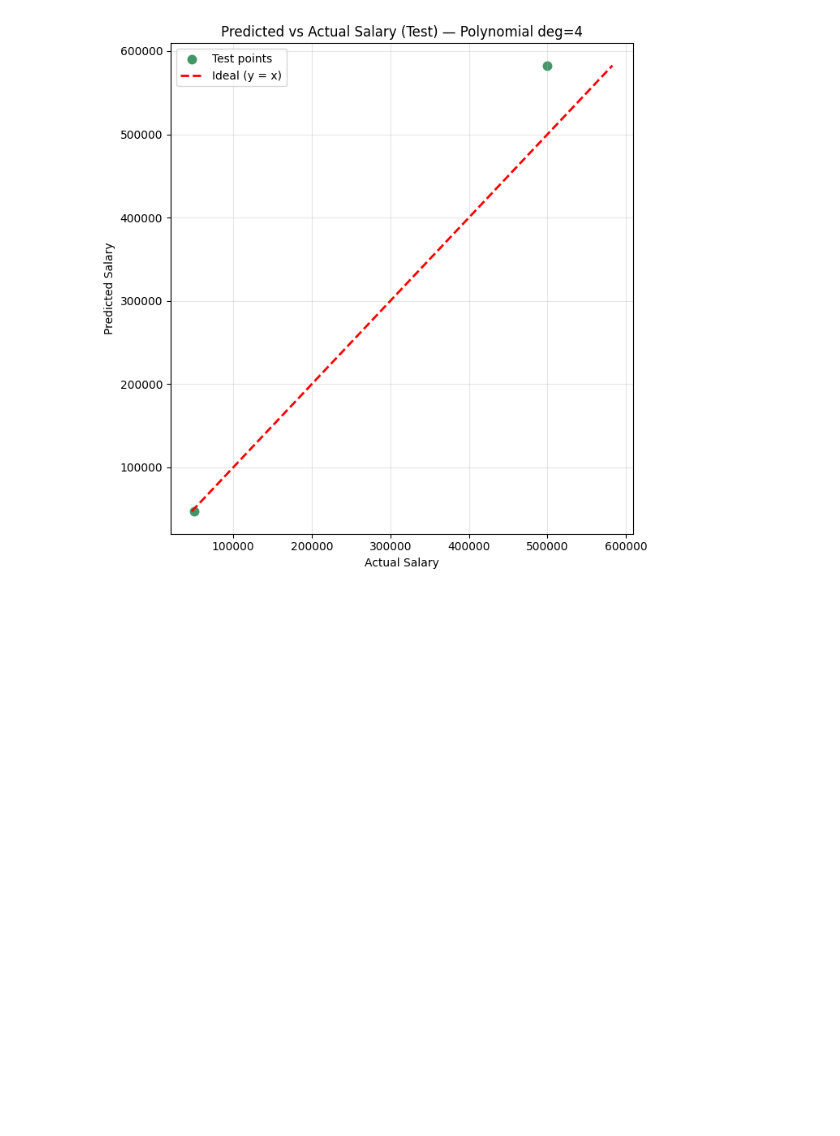
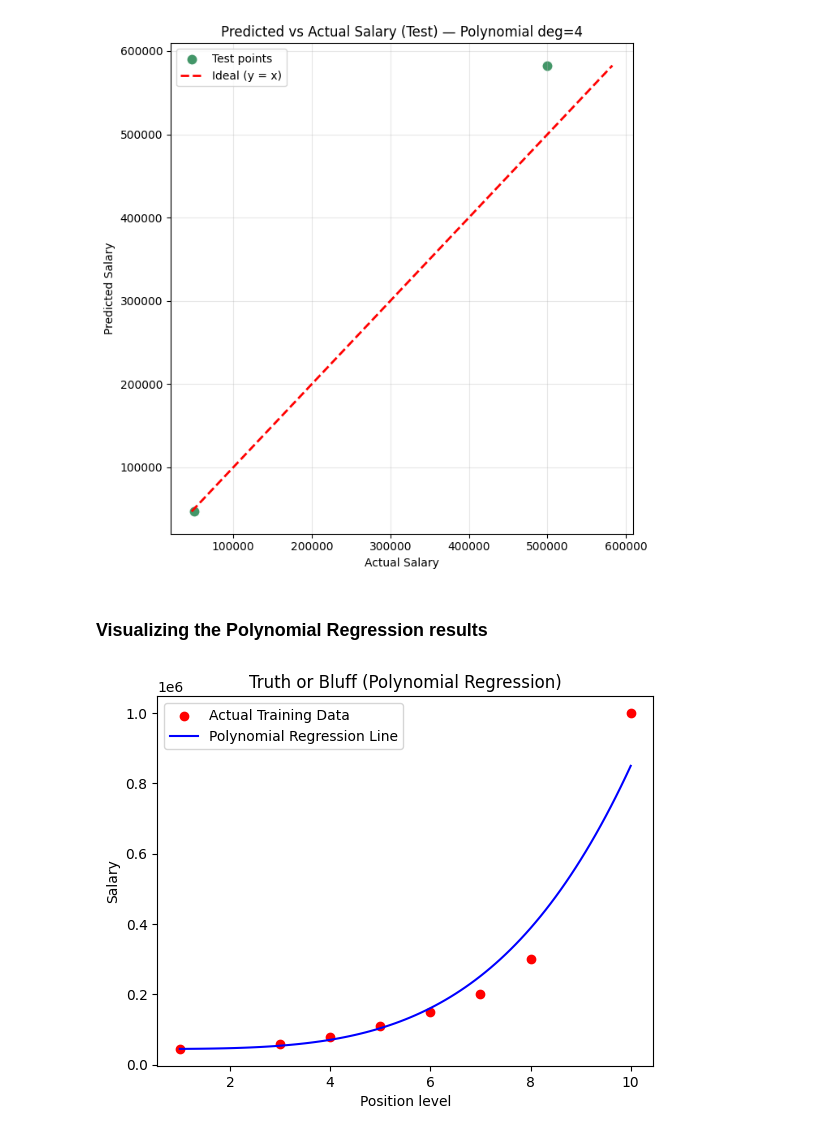
Before and after one commit to prashantiyaramareddy/MyPython-Stuff, a Jupyter notebook: MachineLearning/Polynomial_Regression_sklearn.ipynb, the cells around one changed output. Cells and saved outputs as stored; diff of their text form; code cells hidden in the pictures; blank space fills up the shorter version.

```diff
--- a/MachineLearning/Polynomial_Regression_sklearn.ipynb
+++ b/MachineLearning/Polynomial_Regression_sklearn.ipynb
@@ -113,3 +113,36 @@ plt.tight_layout()
 plt.show()
 # %% [output]
 [figure]
+# %% [markdown]
+### Visualizing the Polynomial Regression results
+# %%
+plt.scatter(X_train[:, -1], y_train, color = 'red', label='Actual Training Data')
+
+# Create a smooth range of Position Levels for the regression line
+X_plot_levels = np.arange(dataset['Level'].min(), dataset['Level'].max() + 0.1, 0.1).reshape(-1, 1)
+
+# To predict for these smooth levels, we need to construct input features that match
+# the format X_train used during training (one-hot encoded features + level).
+# We'll use a 'dummy' one-hot encoding (all zeros) for the categorical part,
+# assuming we are visualizing the effect of 'Level' independently.
+num_ohe_features = X_train.shape[1] - 1
+dummy_ohe_part = np.zeros((X_plot_levels.shape[0], num_ohe_features))
+
+# Combine the dummy one-hot encoded part with the smooth levels
+X_plot_full = np.hstack((dummy_ohe_part, X_plot_levels))
+
+# Transform these combined features into polynomial features
+X_plot_poly = poly_reg.transform(X_plot_full)
+
+# Predict the salaries using the trained linear regression model
+y_plot_pred = lin_reg_2.predict(X_plot_poly)
+
+plt.plot(X_plot_levels, y_plot_pred, color='blue', label='Polynomial Regression Line')
+
+plt.title('Truth or Bluff (Polynomial Regression)')
+plt.xlabel('Position level')
+plt.ylabel('Salary')
+plt.legend()
+plt.show()
+# %% [output]
+[figure, added]
```
